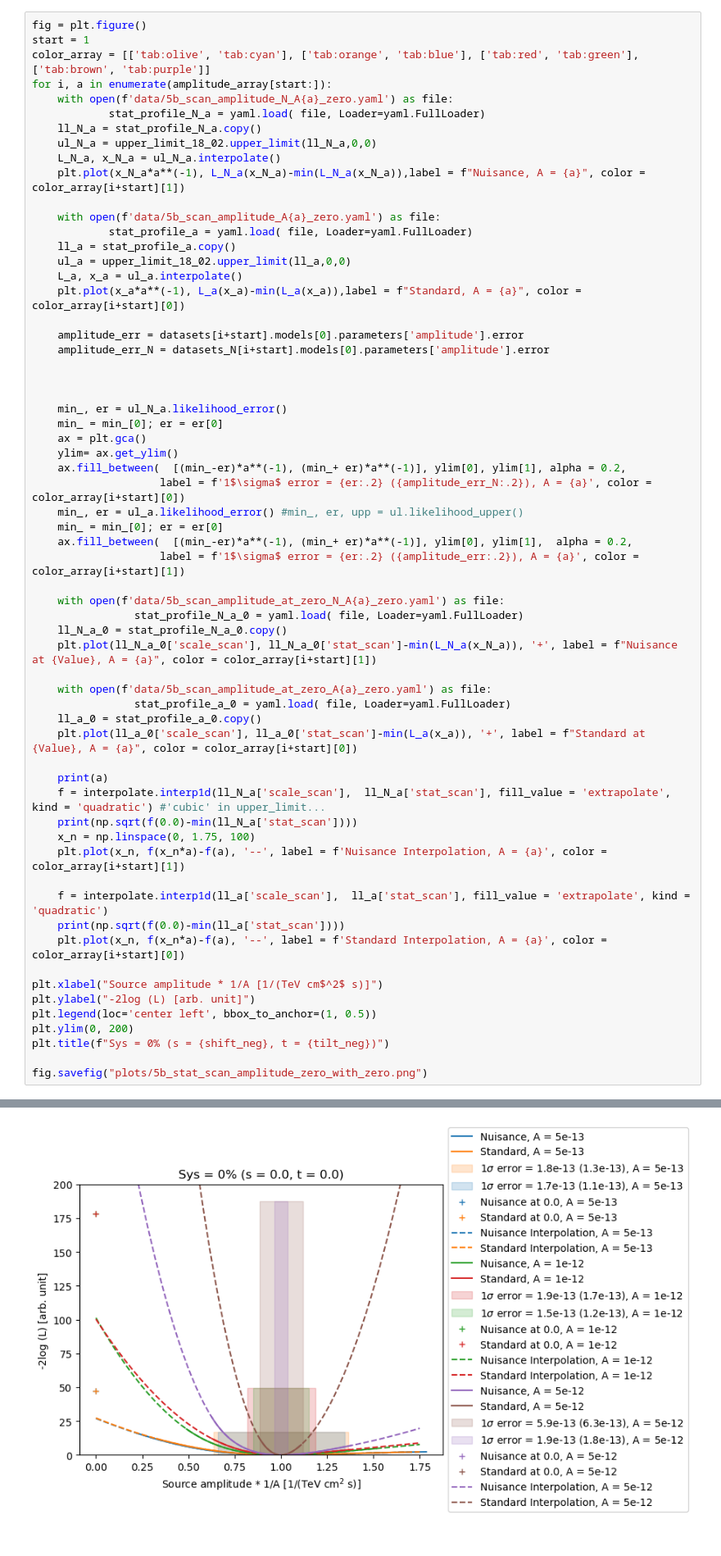
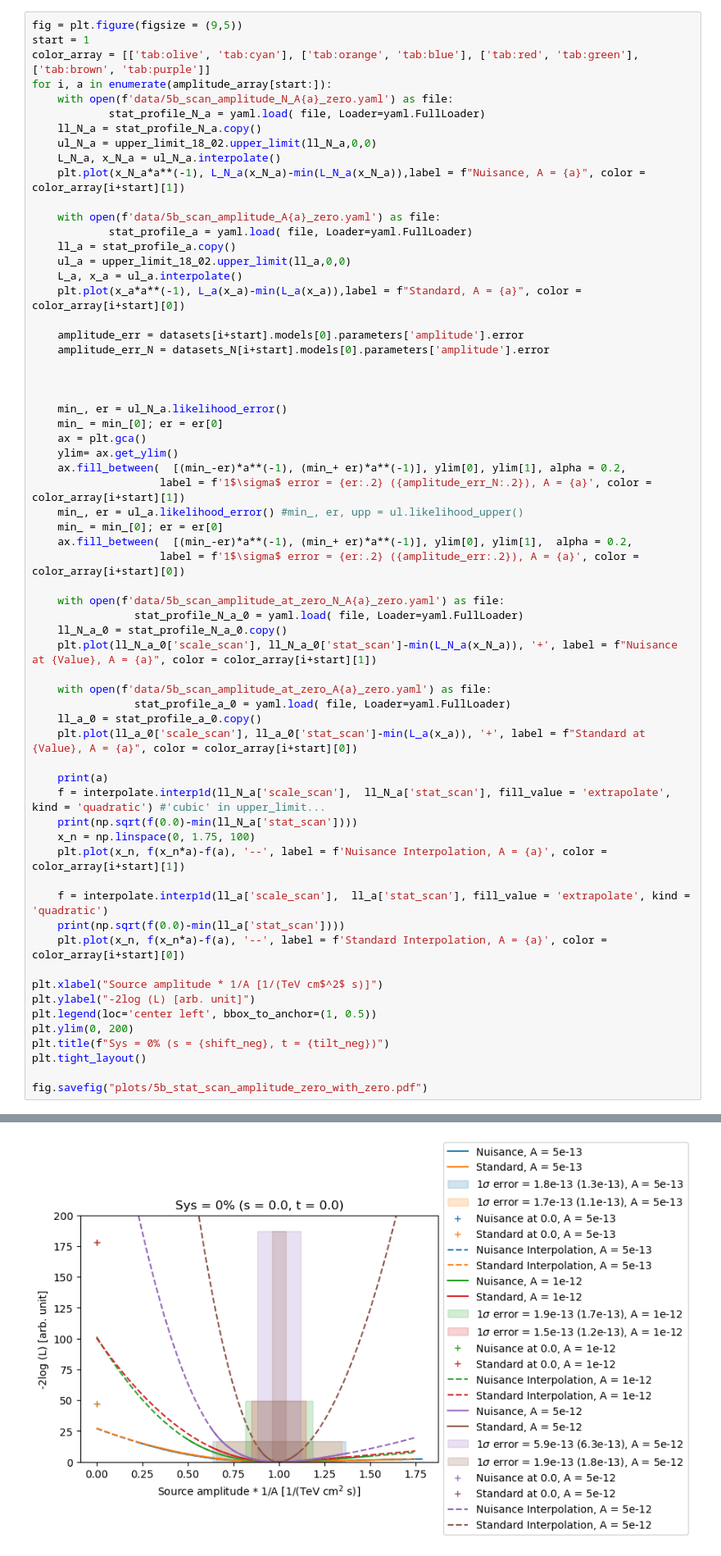
Before and after one commit to LudwigPeschik/nuisance_summary, a Jupyter notebook: Eff_area/5b_stat_scan_amplitudes_at_zero_shift_tilt.ipynb, the cells around one changed output, grey strips where cells are left out. Shown: that part at 82% size. Cells and saved outputs as stored; diff of their text form.

```diff
--- a/Eff_area/5b_stat_scan_amplitudes_at_zero_shift_tilt.ipynb
+++ b/Eff_area/5b_stat_scan_amplitudes_at_zero_shift_tilt.ipynb
@@ -812,7 +816,7 @@ for i, a in enumerate(amplitude_array[start:]):
 12.038774099573414
 [figure]
 # %%
-fig = plt.figure()
+fig = plt.figure(figsize = (9,5))
 start = 1
 color_array = [['tab:olive', 'tab:cyan'], ['tab:orange', 'tab:blue'], ['tab:red', 'tab:green'], ['tab:brown', 'tab:purple']]
 for i, a in enumerate(amplitude_array[start:]):
@@ -840,11 +844,11 @@ for i, a in enumerate(amplitude_array[start:]):
     ax = plt.gca()
     ylim= ax.get_ylim()
     ax.fill_between(  [(min_-er)*a**(-1), (min_+ er)*a**(-1)], ylim[0], ylim[1], alpha = 0.2,
-                    label = f'1$\sigma$ error = {er:.2} ({amplitude_err_N:.2}), A = {a}', color = color_array[i+start][0])
+                    label = f'1$\sigma$ error = {er:.2} ({amplitude_err_N:.2}), A = {a}', color = color_array[i+start][1])
     min_, er = ul_a.likelihood_error() #min_, er, upp = ul.likelihood_upper()
     min_ = min_[0]; er = er[0]
     ax.fill_between(  [(min_-er)*a**(-1), (min_+ er)*a**(-1)], ylim[0], ylim[1],  alpha = 0.2,
-                    label = f'1$\sigma$ error = {er:.2} ({amplitude_err:.2}), A = {a}', color = color_array[i+start][1])
+                    label = f'1$\sigma$ error = {er:.2} ({amplitude_err:.2}), A = {a}', color = color_array[i+start][0])
 
     with open(f'data/5b_scan_amplitude_at_zero_N_A{a}_zero.yaml') as file:
                 stat_profile_N_a_0 = yaml.load( file, Loader=yaml.FullLoader)
@@ -855,32 +859,33 @@ for i, a in enumerate(amplitude_array[start:]):
                 stat_profile_a_0 = yaml.load( file, Loader=yaml.FullLoader)
     ll_a_0 = stat_profile_a_0.copy()
     plt.plot(ll_a_0['scale_scan'], ll_a_0['stat_scan']-min(L_a(x_a)), '+', label = f"Standard at {Value}, A = {a}", color = color_array[i+start][0])
 
     print(a)
     f = interpolate.interp1d(ll_N_a['scale_scan'],  ll_N_a['stat_scan'], fill_value = 'extrapolate', kind = 'quadratic') #'cubic' in upper_limit...
     print(np.sqrt(f(0.0)-min(ll_N_a['stat_scan'])))
     x_n = np.linspace(0, 1.75, 100)
     plt.plot(x_n, f(x_n*a)-f(a), '--', label = f'Nuisance Interpolation, A = {a}', color = color_array[i+start][1])
 
     f = interpolate.interp1d(ll_a['scale_scan'],  ll_a['stat_scan'], fill_value = 'extrapolate', kind = 'quadratic')
     print(np.sqrt(f(0.0)-min(ll_a['stat_scan'])))
     plt.plot(x_n, f(x_n*a)-f(a), '--', label = f'Standard Interpolation, A = {a}', color = color_array[i+start][0])
 
 plt.xlabel("Source amplitude * 1/A [1/(TeV cm$^2$ s)]")
 plt.ylabel("-2log (L) [arb. unit]")
 plt.legend(loc='center left', bbox_to_anchor=(1, 0.5))
 plt.ylim(0, 200)
 plt.title(f"Sys = 0% (s = {shift_neg}, t = {tilt_neg})")
+plt.tight_layout()
 
-fig.savefig("plots/5b_stat_scan_amplitude_zero_with_zero.png")
+fig.savefig("plots/5b_stat_scan_amplitude_zero_with_zero.pdf")
 # %% [output]
 5e-13
 5.195122371753856
 5.223390551698458
 1e-12
 10.061423314018551
 10.01790609958695
 5e-12
 19.458609933720687
 32.69534728591802
-[figure, old version]
+[figure, new version]
```
Also changed, not shown: parts of 14 cells of this notebook, 32 other files.
